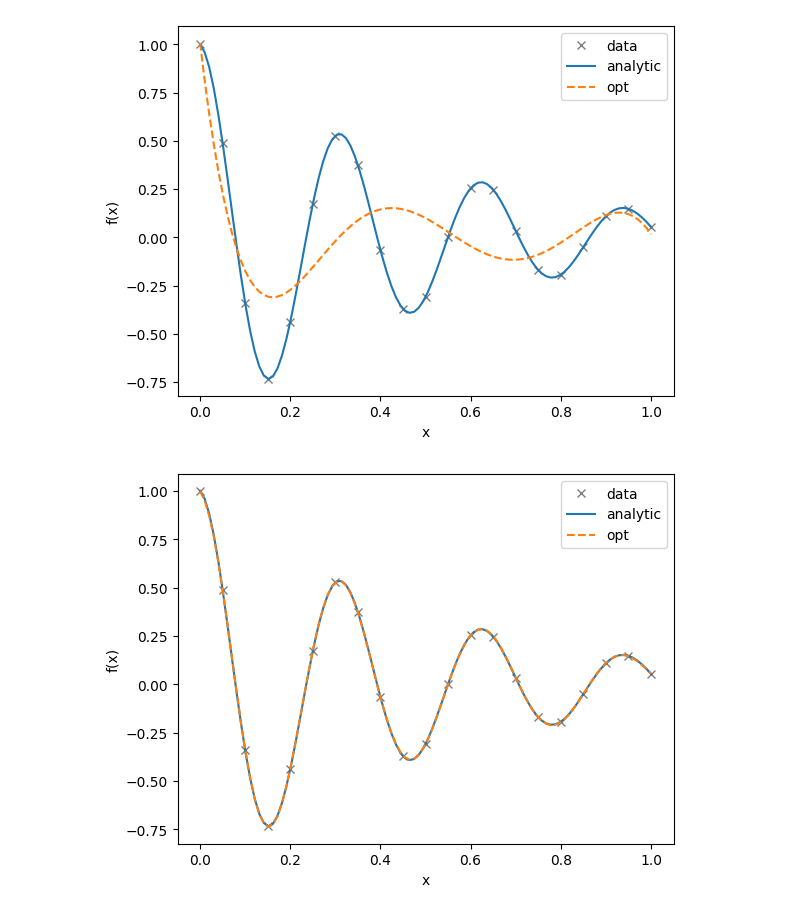
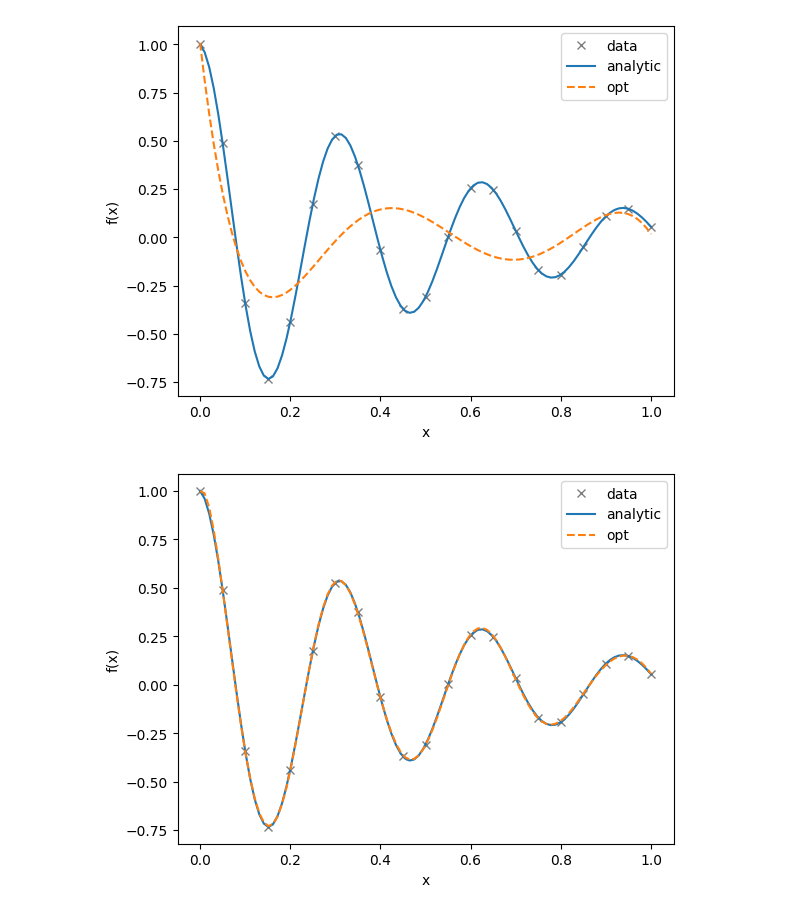
Before and after one commit to LeonardEyer/QKM, a Jupyter notebook: QKM.ipynb, the cells around one changed output. Saved outputs shown, nothing was run; the diff lists cells and outputs as text; code cells hidden in the pictures.

```diff
--- a/QKM.ipynb
+++ b/QKM.ipynb
@@ -39,7 +39,7 @@ def newton(loss_fn, x0, lr=0.1, iteration=100, convergence=1e-6, verbose=False):
 
         losses.append(loss.item())
 
-    return x
+    return x, losses
 
 def mmr_newton(data, k, convergence=1e-6, verbose=False):
     x_data = torch.tensor(data[0])
@@ -84,7 +84,7 @@ def mmr_newton(data, k, convergence=1e-6, verbose=False):
     return optimized_trial_function, losses
 
 
-def mmr_DE_newton(DE, data, x0, f0, k):
+def mmr_DE_newton(DE, data, x0, f0, k, verbose=False):
     x_data = torch.tensor(data[0])
     y_data = torch.tensor(data[1])
 
@@ -143,7 +143,8 @@ def mmr_DE_newton(DE, data, x0, f0, k):
 
     x0 = torch.tensor([torch.sum(x_data)/len(x_data), *torch.zeros_like(y_data)], requires_grad=True)
 
-    minimization = newton(loss_function, x0, iteration=100).clone().detach().numpy()
+    minimization, losses = newton(loss_function, x0, verbose=verbose)
+    minimization = minimization.clone().detach().numpy()
 
     b = minimization[0]
     a = minimization[1:]
@@ -199,19 +218,3 @@ def K_HEA_RX(N):
 
 
     return make_kernel(U, N)
-# %%
-x = torch.tensor([0.1, 0.2, 0.3], requires_grad=True)
-y = torch.tensor([0.2, 0.3, 0.4], requires_grad=True)
-
-def some_function(x, y):
-    return torch.sum(torch.exp(-(x-y)**2/(2*0.1**2)))
-
-z = x.clone().detach().requires_grad_(True)
-
-out = some_function(z, y)
-
-
-out.backward()
-print(x.grad)
-print(y.grad)
-print(z.grad)
@@ -363,12 +362,12 @@ compare_plot(f, lambda x: f_sol(x, llambda, kk), data, xs=np.linspace(0, 1, 100)
 # %% [output]
 [figure]
 # %%
-k = K_HEA_RX(8)
+k = K_layered(8, n_layers=2)
 f, lossesQK = mmr_newton(data, k, convergence=1e-6)
 
 compare_plot(f, lambda x: f_sol(x, llambda, kk), data, xs=np.linspace(0, 1, 100))
 # %% [output]
-[figure, old version]
+[figure, new version]
 # %%
 loss_plot([lossesRBF, lossesQK, lossesQK_simple], labels=["RBF", "QK", "QK simple"])
 # %% [output]
```
Also changed, not shown: parts of 7 cells of this notebook.
